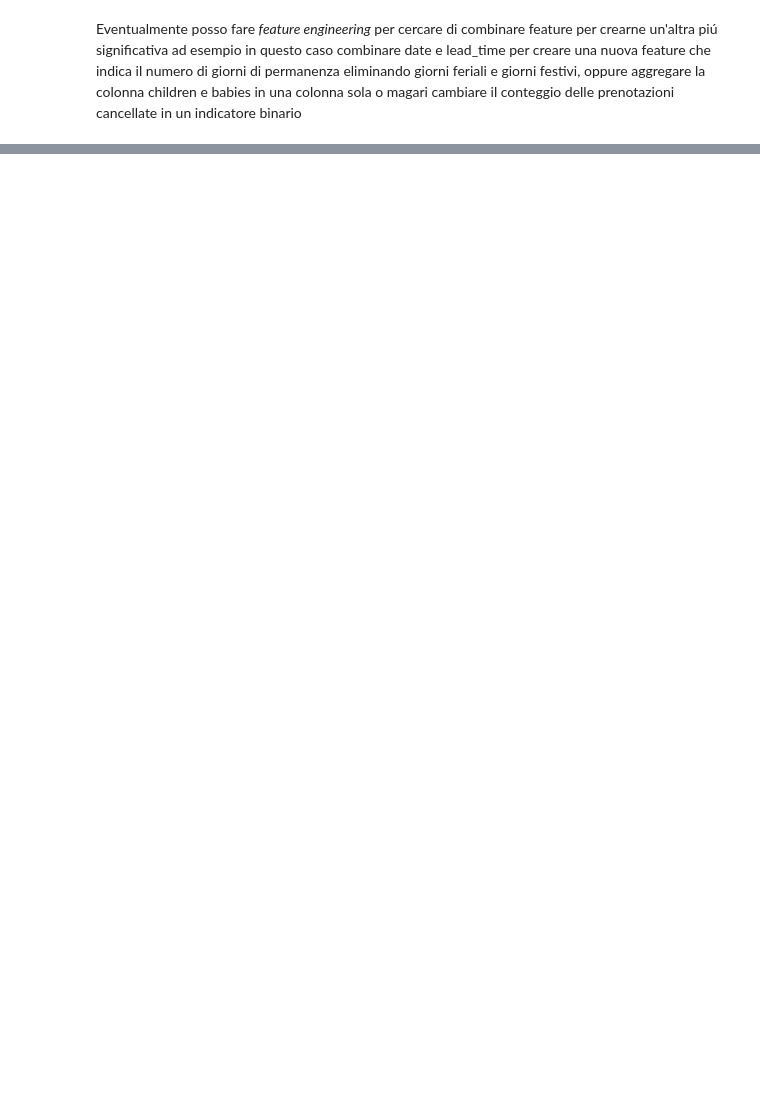
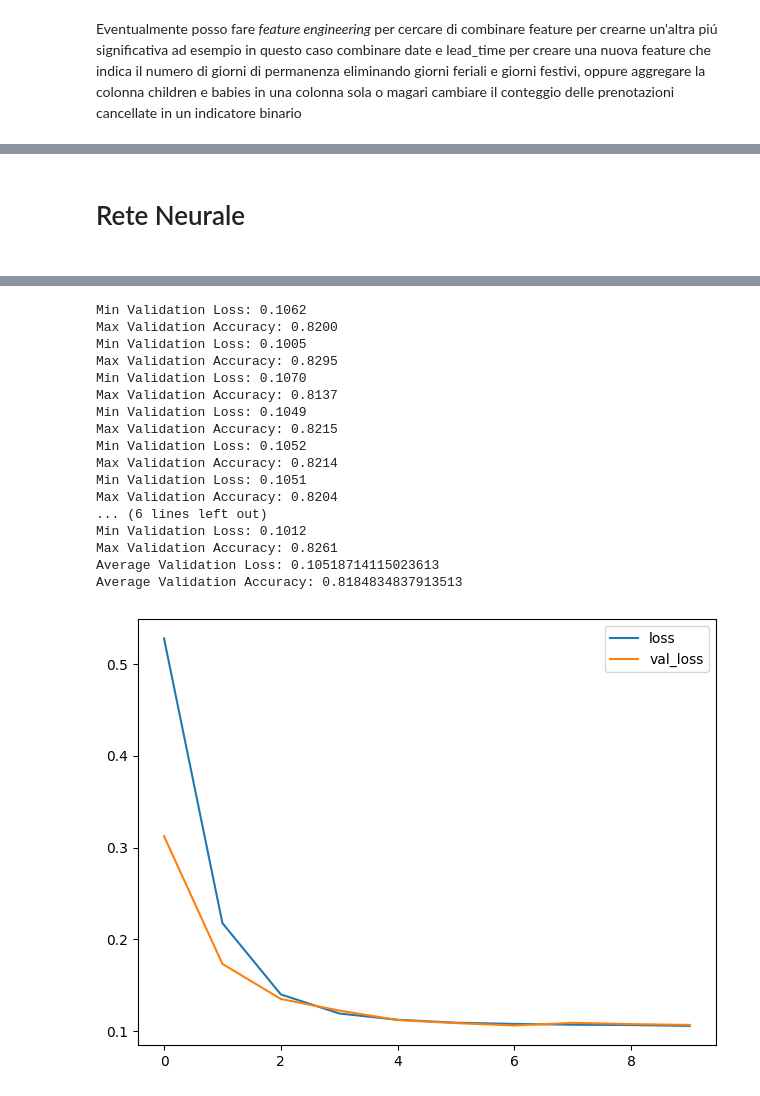
Before and after one commit to matteo-conti-97/ML, a Jupyter notebook: notebooks/esercizi/6-exercise-hotel-binary-classification.ipynb, the cells around one changed output, grey strips where cells are left out. Drawn from its saved outputs; the diff is of its cells as text; code cells hidden in the pictures; blank space fills up the shorter version.

```diff
--- a/notebooks/esercizi/6-exercise-hotel-binary-classification.ipynb
+++ b/notebooks/esercizi/6-exercise-hotel-binary-classification.ipynb
@@ -112,0 +454,60 @@ model = ...
+# %% [markdown]
+<h1>Rete Neurale<h1>
+# %%
+import tensorflow as tf
+from tensorflow import keras
+from tensorflow import keras
+from tensorflow.keras import layers
+from tensorflow.keras import callbacks
+from tensorflow.keras import regularizers
+from tensorflow.keras import optimizers
+all_scores = []
+callback = keras.callbacks.EarlyStopping(monitor='val_loss', patience=3)
+input_shape = [X_train.shape[1]]
+for train_index, valid_index in skf.split(X, y):
+    # Split the data
+    X_train, X_valid = X[train_index], X[valid_index]
+    y_train, y_valid = y[train_index], y[valid_index]
+
+    model = keras.Sequential(
+        [
+            layers.BatchNormalization(),
+            layers.Dense(32, activation="relu", input_shape=input_shape, kernel_regularizer=keras.regularizers.l2(0.01)),
+            layers.BatchNormalization(),
+            layers.Dense(16, activation="relu", kernel_regularizer=keras.regularizers.l2(0.01)),
+            layers.BatchNormalization(),
+            layers.Dense(1, activation="sigmoid"),
+        ]
+    )
+    model.compile(
+        optimizer='adam',
+        #loss='binary_crossentropy',
+        loss='binary_focal_crossentropy',
+        #loss='mean_squared_error',
+        #loss='huber',
+        metrics=['accuracy'],
+    )
+
+    history = model.fit(
+        X_train, y_train,
+        validation_data=(X_valid, y_valid),
+        batch_size=512,
+        epochs=100,
+        verbose=0,
+        callbacks=[callback],
+    )
+    history_df = pd.DataFrame(history.history)
+    history_df.loc[:, ['loss', 'val_loss']].plot()
+    print("Min Validation Loss: {:0.4f}".format(history_df['val_loss'].min()))
+    print("Max Validation Accuracy: {:0.4f}".format(history_df['val_accuracy'].max()))
+    # Evaluate the model on the test set
+    scores = model.evaluate(X_valid, y_valid, verbose=0)
+
+    # Store the evaluation scores
+    all_scores.append(scores)
+
+# Print the average performance across all folds
+average_scores = np.mean(all_scores, axis=0)
+print("Average Validation Loss:", average_scores[0])
+print("Average Validation Accuracy:", average_scores[1])
+# %% [output]
@@ -112,0 +523,18 @@ model = ...
+Min Validation Loss: 0.1062
+Max Validation Accuracy: 0.8200
+Min Validation Loss: 0.1005
+Max Validation Accuracy: 0.8295
+Min Validation Loss: 0.1070
+Max Validation Accuracy: 0.8137
+Min Validation Loss: 0.1049
+Max Validation Accuracy: 0.8215
+Min Validation Loss: 0.1052
+Max Validation Accuracy: 0.8214
+Min Validation Loss: 0.1051
+Max Validation Accuracy: 0.8204
+... (6 lines left out)
+Min Validation Loss: 0.1012
+Max Validation Accuracy: 0.8261
+Average Validation Loss: 0.10518714115023613
+Average Validation Accuracy: 0.8184834837913513
+[figure, added]
```
Also changed, not shown: parts of 16 cells of this notebook.
